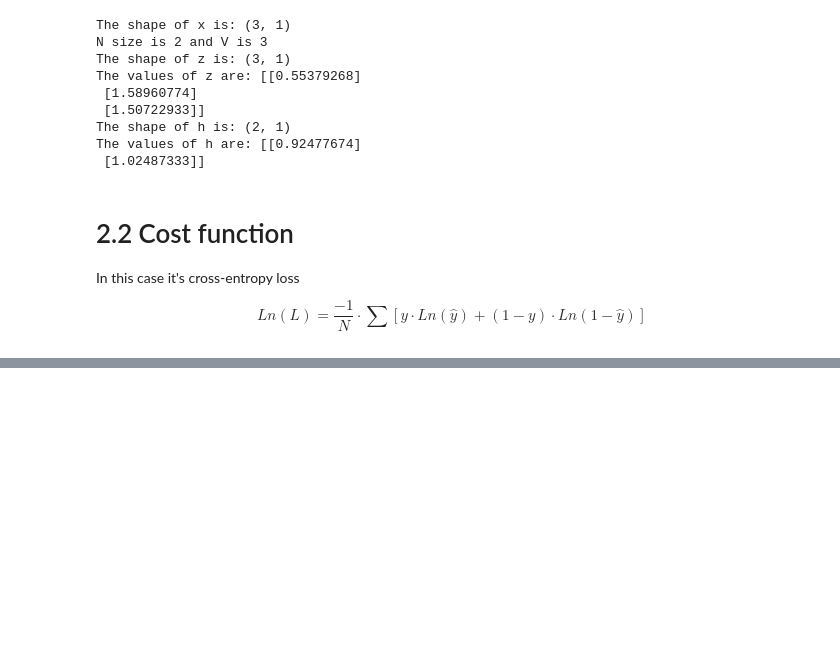
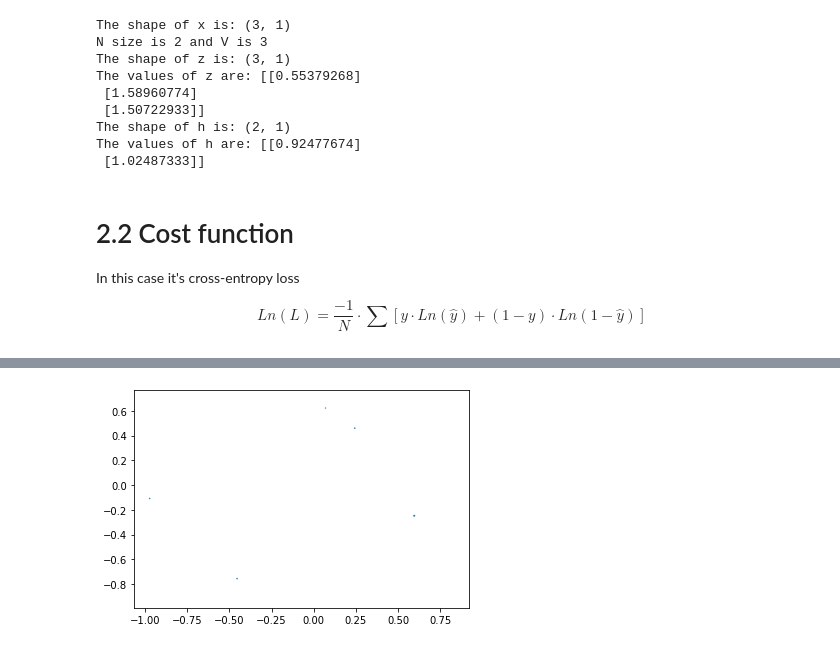
Before and after one commit to DrAlexSanz/NLP-SPEC-C2, a Jupyter notebook: W4/Assignment_4.ipynb, the cells around one changed output, grey strips where cells are left out. Saved outputs shown, nothing was run; the diff lists cells and outputs as text; code cells hidden in the pictures; blank space fills up the shorter version.

```diff
--- a/W4/Assignment_4.ipynb
+++ b/W4/Assignment_4.ipynb
@@ -337,0 +571,7 @@ def cost(y, yhat, batch_size):
+# %%
+result = compute_pca(X, 3)
+plt.scatter(result[:, 0], result[:, 1], result[:, 2])
+
+plt.show()
+# %% [output]
+[figure, added]
```
Also changed, not shown: parts of 12 cells of this notebook.
